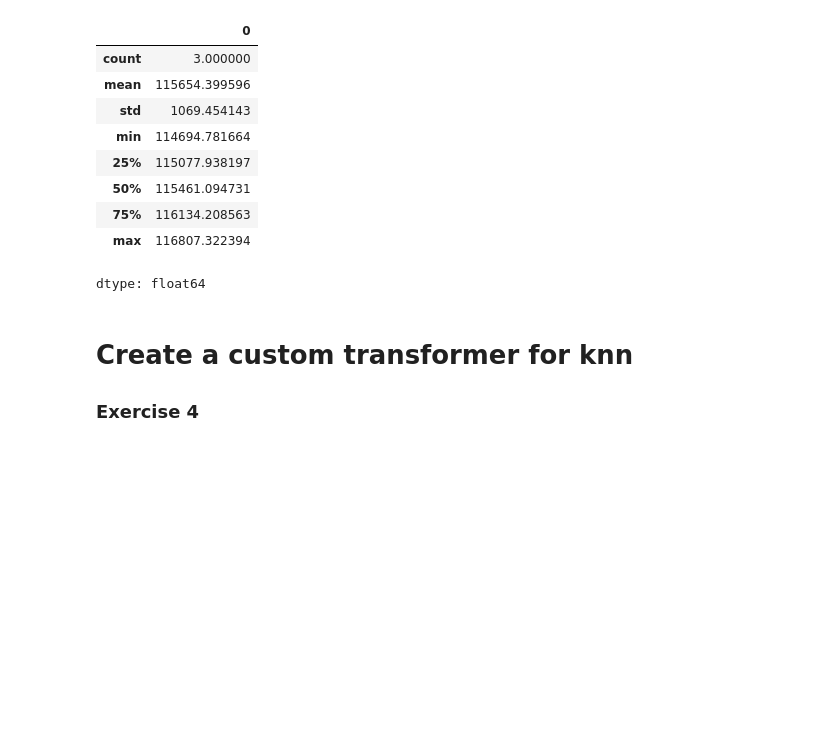
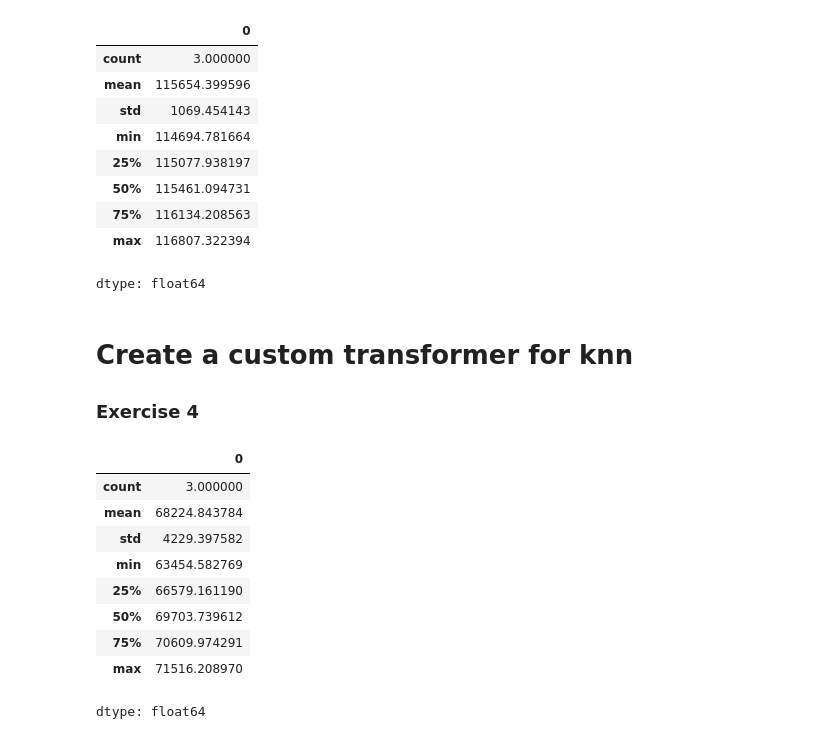
Before and after one commit to ali73/hands-on-mlp-exercise, a Jupyter notebook: Season2/Ex1.ipynb, the cells around one changed output. Cells and saved outputs as stored; diff of their text form; code cells hidden in the pictures; blank space fills up the shorter version.

```diff
--- a/Season2/Ex1.ipynb
+++ b/Season2/Ex1.ipynb
@@ -429,0 +470,20 @@ pipeline = Pipeline([
+# %%
+from sklearn.model_selection import cross_val_score
+
+new_pipe_rmses = -cross_val_score(geo_pipeline,
+                                  train_set,
+                                  train_labels,
+                                  scoring="neg_root_mean_squared_error",
+                                  cv=3)
+pd.Series(new_pipe_rmses).describe()
+# %% [output]
+|  | 0 |
+| count | 3.000000 |
+| mean | 68224.843784 |
+| std | 4229.397582 |
+| min | 63454.582769 |
+| 25% | 66579.161190 |
+| 50% | 69703.739612 |
+| 75% | 70609.974291 |
+| max | 71516.208970 |
+dtype: float64
```
Also changed, not shown: parts of 4 cells of this notebook.
